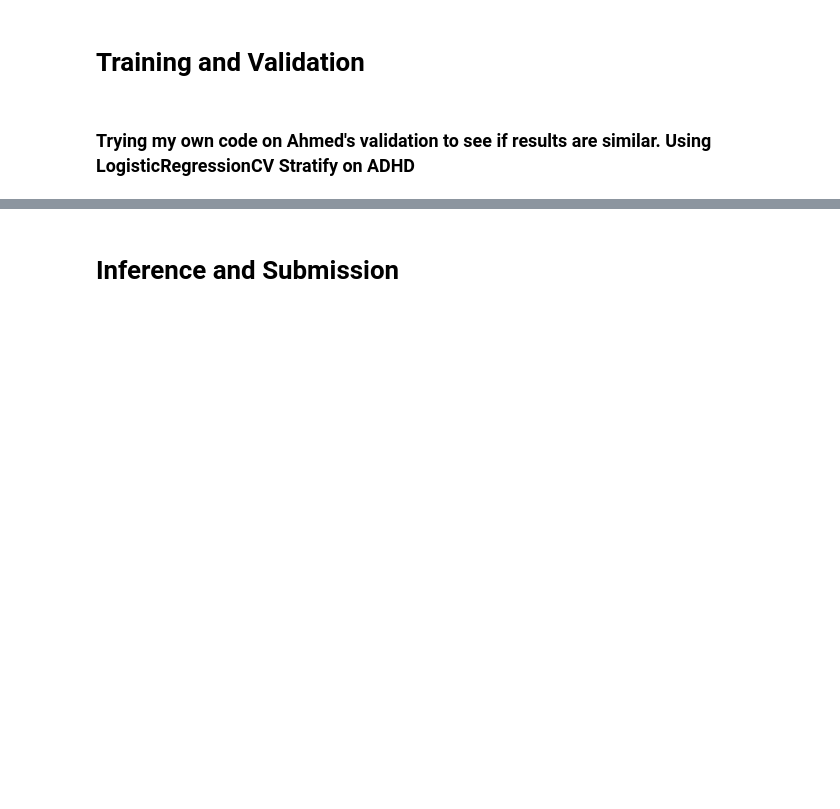
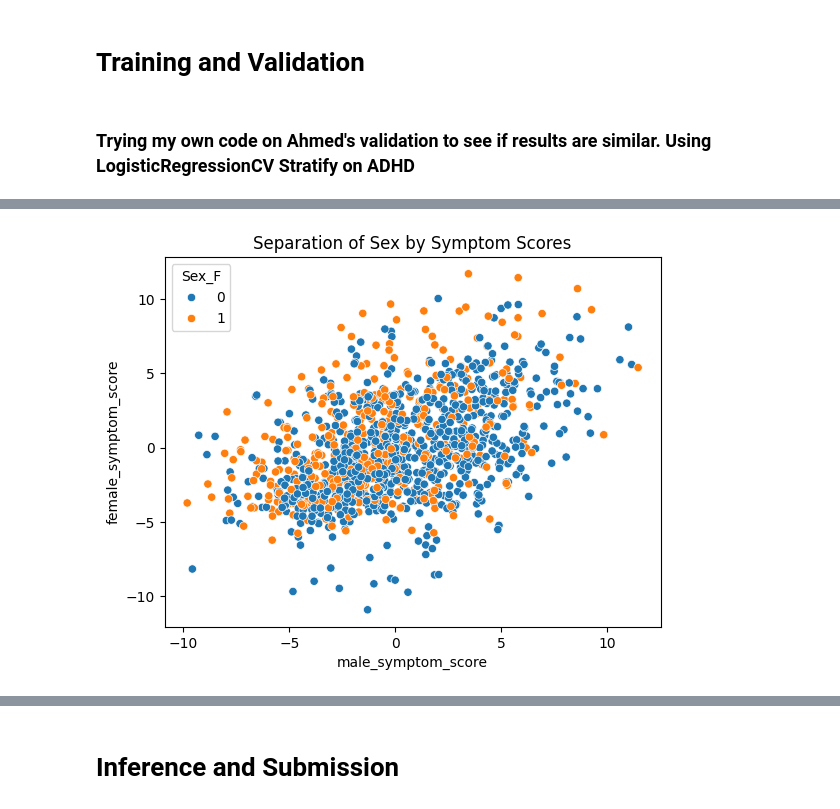
Before and after one commit to Asmaa6777/WIDS-2025, a Jupyter notebook: notebooks/Maab's/Notebooks/UnifiedStarterNotebook.ipynb, the cells around one changed output, grey strips where cells are left out. Drawn from its saved outputs; the diff is of its cells as text; code cells hidden in the pictures; blank space fills up the shorter version.

```diff
--- a/notebooks/Maab's/Notebooks/UnifiedStarterNotebook.ipynb
+++ b/notebooks/Maab's/Notebooks/UnifiedStarterNotebook.ipynb
@@ -358,0 +414,28 @@ print("\nFinal Overall Harmonic Mean (Mimic Leaderboard):", score)
+# %%
+# Group feature names based on your analysis
+female_features = [
+    'ColorVision_CV_Score',
+    'SDQ_SDQ_Emotional_Problems',
+    'SDQ_SDQ_Prosocial',
+    'SDQ_SDQ_Internalizing',
+    'SDQ_SDQ_Conduct_Problems',
+    'SDQ_SDQ_Generating_Impact',
+    'APQ_P_APQ_P_PM'
+]
+
+male_features = [
+    'SDQ_SDQ_Hyperactivity',
+    'APQ_P_APQ_P_PP',
+    'SDQ_SDQ_Externalizing',
+    'APQ_P_APQ_P_CP',
+    'APQ_P_APQ_P_INV',
+    'APQ_P_APQ_P_OPD',
+    'SDQ_SDQ_Peer_Problems'
+]
+
+# Create new summed features
+train['female_symptom_score'] = train[female_features].sum(axis=1)
+train['male_symptom_score'] = train[male_features].sum(axis=1)
+
+test['female_symptom_score'] = test[female_features].sum(axis=1)
+test['male_symptom_score'] = test[male_features].sum(axis=1)
@@ -358,0 +457,15 @@ print("\nFinal Overall Harmonic Mean (Mimic Leaderboard):", score)
+# %%
+import seaborn as sns
+import matplotlib.pyplot as plt
+
+# Assume you have train['Sex_F'] (0=male, 1=female)
+sns.scatterplot(
+    x='male_symptom_score',
+    y='female_symptom_score',
+    hue='Sex_F',
+    data=train
+)
+plt.title('Separation of Sex by Symptom Scores')
+plt.show()
+# %% [output]
+[figure, added]
```
Also changed, not shown: parts of 11 cells of this notebook, 12 other files.
